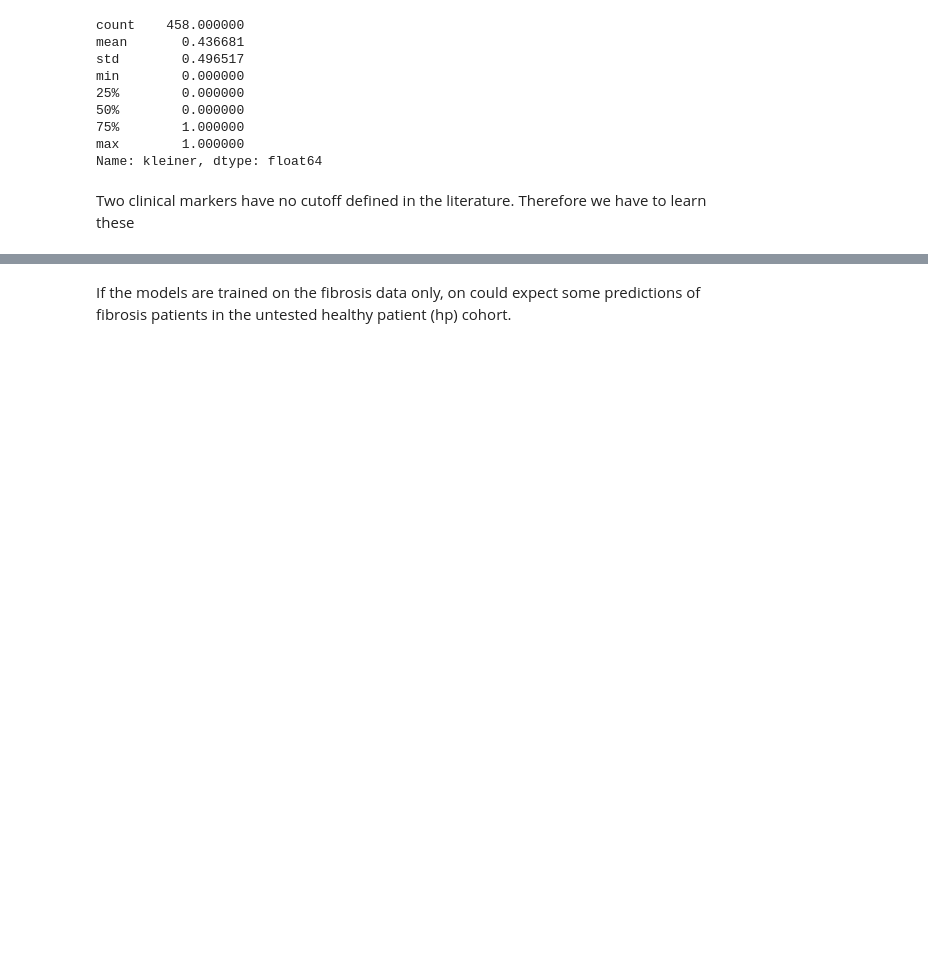
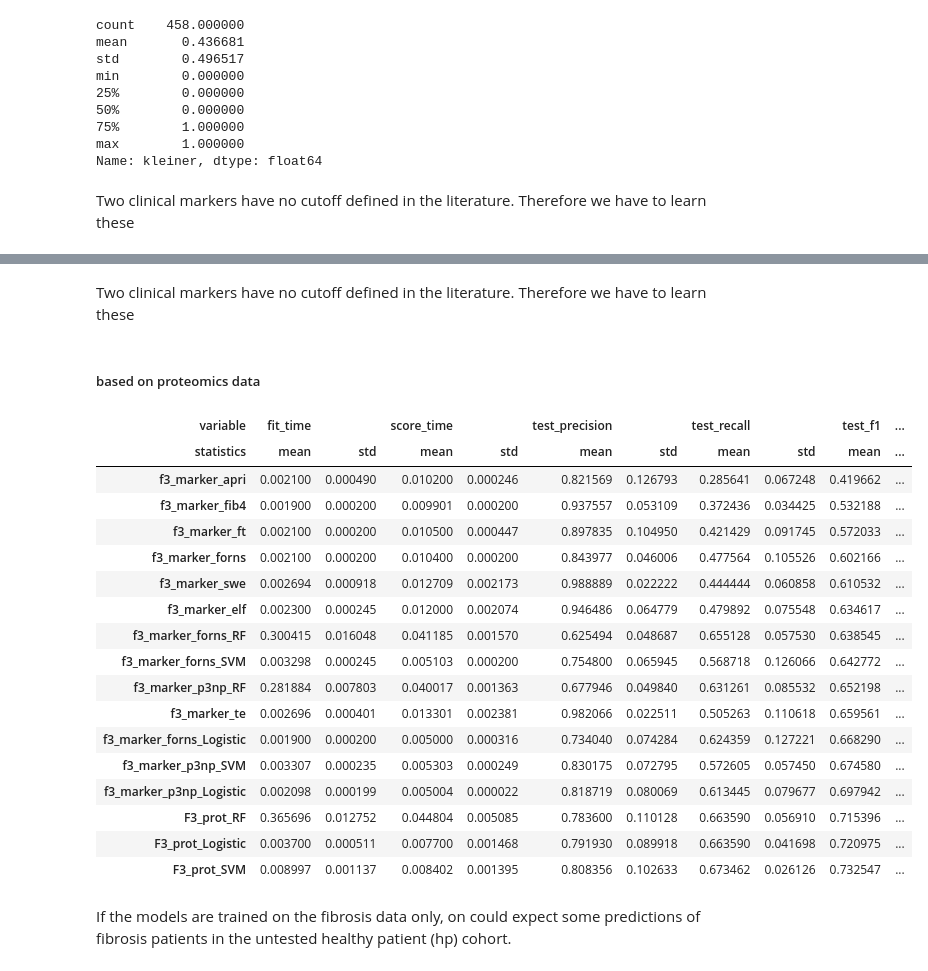
Before and after one commit to llniu/ALD-study, a Jupyter notebook: ald_analysis_hw.ipynb, the cells around one changed output, grey strips where cells are left out. Saved outputs shown, nothing was run; the diff lists cells and outputs as text; code cells hidden in the pictures; blank space fills up the shorter version.

```diff
--- a/ald_analysis_hw.ipynb
+++ b/ald_analysis_hw.ipynb
@@ -1202,0 +1271,56 @@ result_table_f2.to_excel(FILE_RESULTS, sheet_name='F2')
+# %%
+results = {}
+for key, clf in clf_f3_threshold.items():
+    _X = X[key].to_frame().dropna()
+    _y = y.loc[_X.index].dropna()
+    assert _X.isna().sum().sum() == 0
+    assert _y.isna().sum() == 0
+
+    _res = run_cv_binary({'f3_marker_'+key:clf}, X=_X, y=_y)
+    results.update(_res)
+# %% [markdown]
+Two clinical markers have no cutoff defined in the literature. Therefore we have to learn these
+# %%
+for key_marker in ['forns', 'p3np']:
+    _X = X[key_marker].to_frame().dropna()
+    _y = y.loc[_X.index].dropna()
+    assert _X.isna().sum().sum() == 0
+    assert _y.isna().sum() == 0
+
+    _res = {}
+    for key_clf, clf in clf_sklearn.items():
+        _res.update(run_cv_binary({'f3_marker_{}_{}'.format(key_marker, key_clf):clf}, X=_X, y=_y))
+    results.update(_res)
+# %% [markdown]
+##### based on proteomics data
+# %%
+_X = data_proteomics[proteins_selected]
+in_both = y.index.intersection(_X.index)
+_X = _X.loc[in_both]
+_y = y.loc[in_both]
+# %%
+results.update(
+    run_cv_binary(clf_sklearn, X=_X, y=_y, prefix='F3_prot_')
+)
+# %%
+result_table_f3 = _get_cv_means(results).sort_values(('test_f1', 'mean'))
+result_table_f3
+# %% [output]
+| variable | fit_time |  | score_time |  | test_precision |  | test_recall |  | test_f1 | ... |
+| statistics | mean | std | mean | std | mean | std | mean | std | mean | ... |
+| f3_marker_apri | 0.002100 | 0.000490 | 0.010200 | 0.000246 | 0.821569 | 0.126793 | 0.285641 | 0.067248 | 0.419662 | ... |
+| f3_marker_fib4 | 0.001900 | 0.000200 | 0.009901 | 0.000200 | 0.937557 | 0.053109 | 0.372436 | 0.034425 | 0.532188 | ... |
+| f3_marker_ft | 0.002100 | 0.000200 | 0.010500 | 0.000447 | 0.897835 | 0.104950 | 0.421429 | 0.091745 | 0.572033 | ... |
+| f3_marker_forns | 0.002100 | 0.000200 | 0.010400 | 0.000200 | 0.843977 | 0.046006 | 0.477564 | 0.105526 | 0.602166 | ... |
+| f3_marker_swe | 0.002694 | 0.000918 | 0.012709 | 0.002173 | 0.988889 | 0.022222 | 0.444444 | 0.060858 | 0.610532 | ... |
+| f3_marker_elf | 0.002300 | 0.000245 | 0.012000 | 0.002074 | 0.946486 | 0.064779 | 0.479892 | 0.075548 | 0.634617 | ... |
+| f3_marker_forns_RF | 0.300415 | 0.016048 | 0.041185 | 0.001570 | 0.625494 | 0.048687 | 0.655128 | 0.057530 | 0.638545 | ... |
+| f3_marker_forns_SVM | 0.003298 | 0.000245 | 0.005103 | 0.000200 | 0.754800 | 0.065945 | 0.568718 | 0.126066 | 0.642772 | ... |
+| f3_marker_p3np_RF | 0.281884 | 0.007803 | 0.040017 | 0.001363 | 0.677946 | 0.049840 | 0.631261 | 0.085532 | 0.652198 | ... |
+| f3_marker_te | 0.002696 | 0.000401 | 0.013301 | 0.002381 | 0.982066 | 0.022511 | 0.505263 | 0.110618 | 0.659561 | ... |
+| f3_marker_forns_Logistic | 0.001900 | 0.000200 | 0.005000 | 0.000316 | 0.734040 | 0.074284 | 0.624359 | 0.127221 | 0.668290 | ... |
+| f3_marker_p3np_SVM | 0.003307 | 0.000235 | 0.005303 | 0.000249 | 0.830175 | 0.072795 | 0.572605 | 0.057450 | 0.674580 | ... |
+| f3_marker_p3np_Logistic | 0.002098 | 0.000199 | 0.005004 | 0.000022 | 0.818719 | 0.080069 | 0.613445 | 0.079677 | 0.697942 | ... |
+| F3_prot_RF | 0.365696 | 0.012752 | 0.044804 | 0.005085 | 0.783600 | 0.110128 | 0.663590 | 0.056910 | 0.715396 | ... |
+| F3_prot_Logistic | 0.003700 | 0.000511 | 0.007700 | 0.001468 | 0.791930 | 0.089918 | 0.663590 | 0.041698 | 0.720975 | ... |
+| F3_prot_SVM | 0.008997 | 0.001137 | 0.008402 | 0.001395 | 0.808356 | 0.102633 | 0.673462 | 0.026126 | 0.732547 | ... |
```
Also changed, not shown: parts of 22 cells of this notebook, 1 other file.
